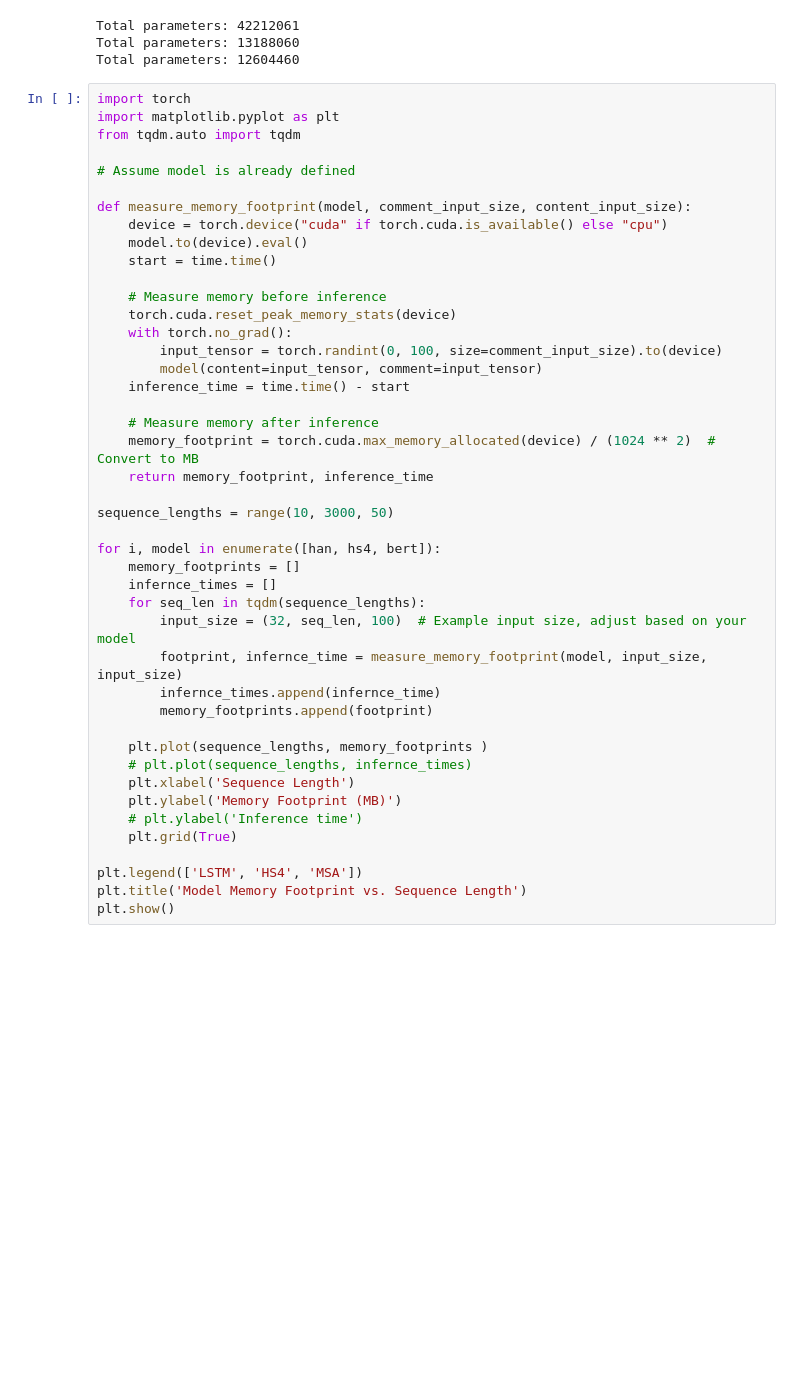
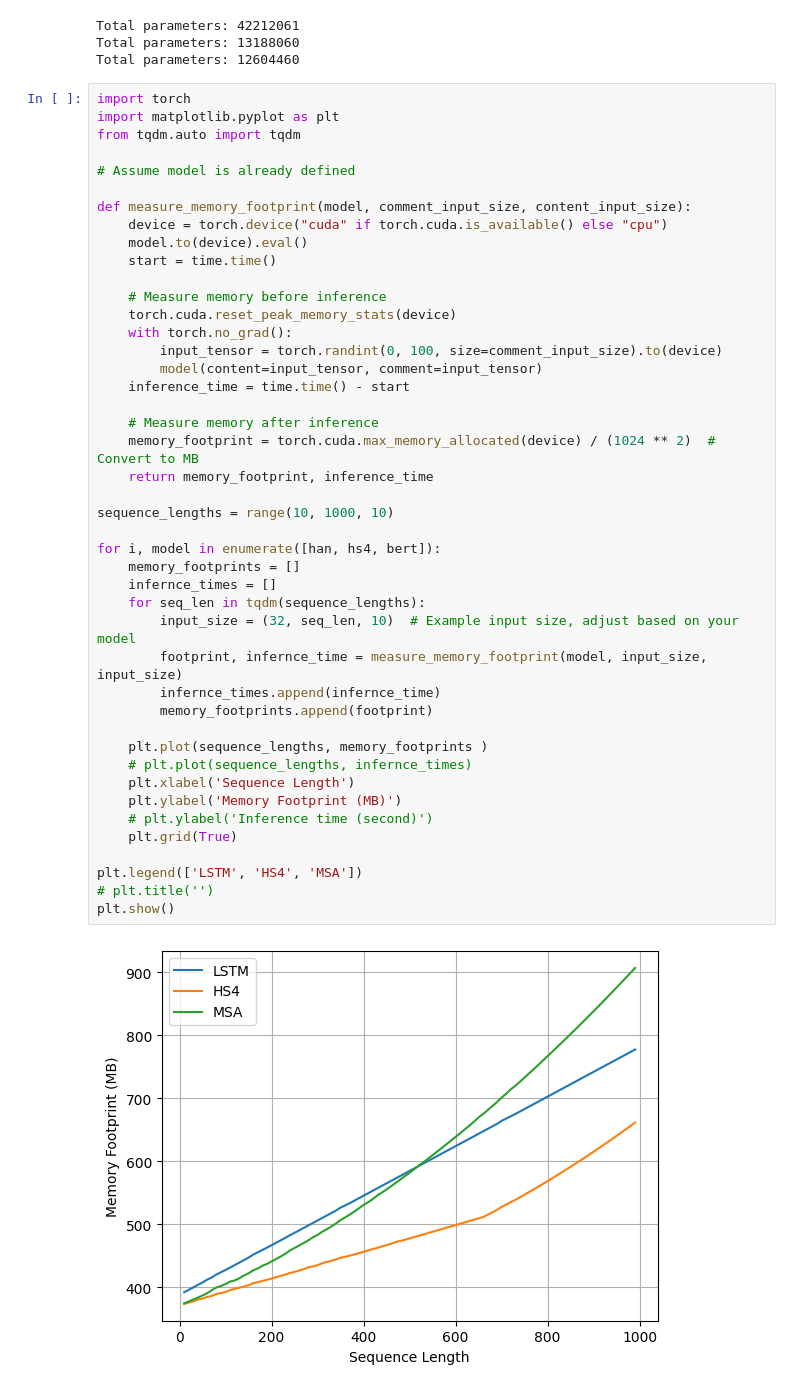
Before and after one commit to hchautran/Hyphen, a Jupyter notebook: test.ipynb, the cells around one changed output. Cells and saved outputs as stored; diff of their text form; blank space fills up the shorter version.

```diff
--- a/test.ipynb
+++ b/test.ipynb
@@ -225,34 +225,36 @@ def measure_memory_footprint(model, comment_input_size, content_input_size):
     start = time.time()
 
     # Measure memory before inference
     torch.cuda.reset_peak_memory_stats(device)
     with torch.no_grad():
         input_tensor = torch.randint(0, 100, size=comment_input_size).to(device)
         model(content=input_tensor, comment=input_tensor)
     inference_time = time.time() - start
 
     # Measure memory after inference
     memory_footprint = torch.cuda.max_memory_allocated(device) / (1024 ** 2)  # Convert to MB
     return memory_footprint, inference_time
 
-sequence_lengths = range(10, 3000, 50)
+sequence_lengths = range(10, 1000, 10)
 
 for i, model in enumerate([han, hs4, bert]):
     memory_footprints = []
     infernce_times = []
     for seq_len in tqdm(sequence_lengths):
-        input_size = (32, seq_len, 100)  # Example input size, adjust based on your model
+        input_size = (32, seq_len, 10)  # Example input size, adjust based on your model
         footprint, infernce_time = measure_memory_footprint(model, input_size, input_size)
         infernce_times.append(infernce_time)
         memory_footprints.append(footprint)
 
     plt.plot(sequence_lengths, memory_footprints )
     # plt.plot(sequence_lengths, infernce_times)
     plt.xlabel('Sequence Length')
     plt.ylabel('Memory Footprint (MB)')
-    # plt.ylabel('Inference time')
+    # plt.ylabel('Inference time (second)')
     plt.grid(True)
 
 plt.legend(['LSTM', 'HS4', 'MSA'])
-plt.title('Model Memory Footprint vs. Sequence Length')
+# plt.title('')
 plt.show()
+# %% [output]
+[figure, added]
```
Also changed, not shown: parts of 2 cells of this notebook, 3 other files.
